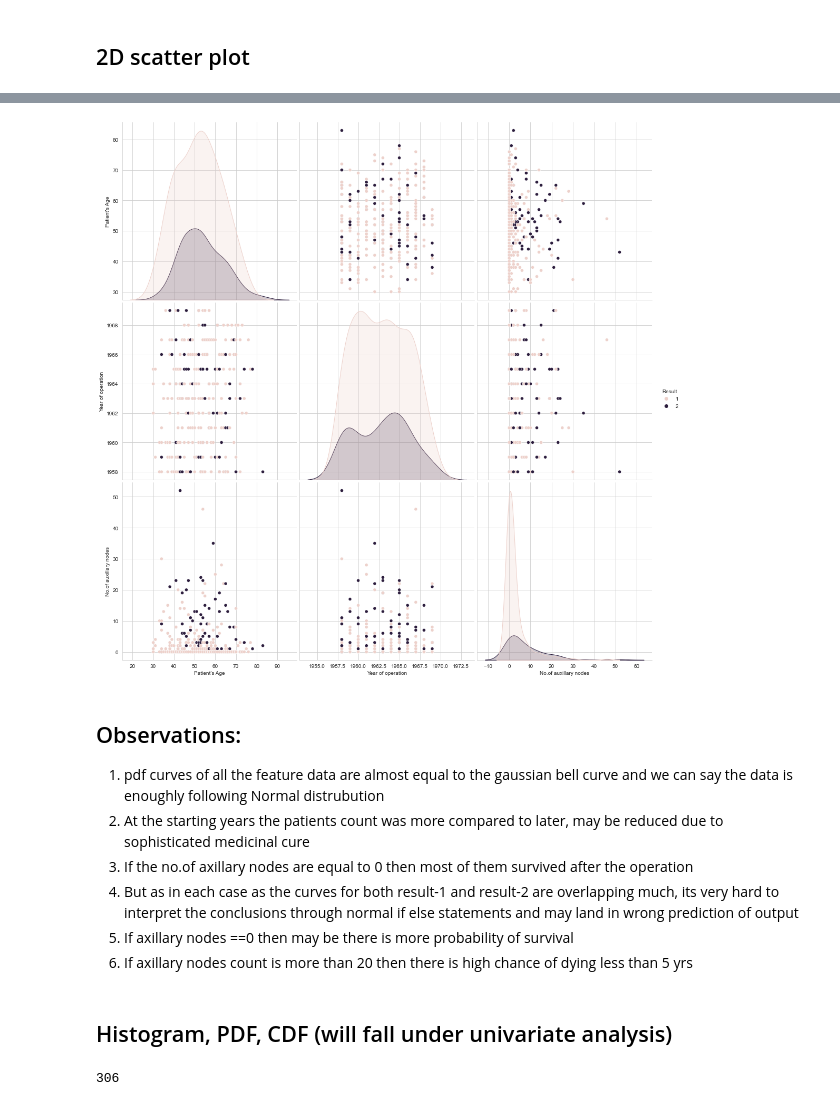
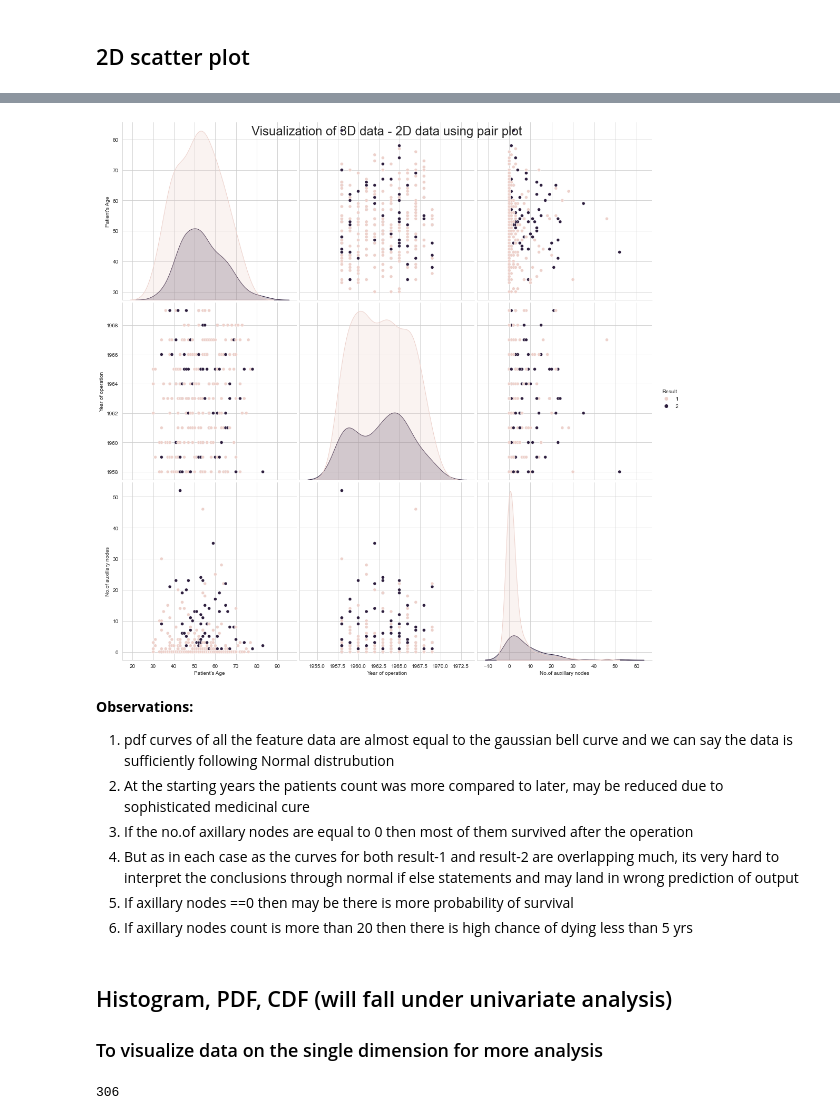
Before and after one commit to Chaitanya-Majety/Jupyter, a Jupyter notebook: Jupyter Notebooks/Data Analysis/haberman.ipynb, the cells around one changed output, grey strips where cells are left out. Cells and saved outputs as stored; diff of their text form; code cells hidden in the pictures.

```diff
--- a/Jupyter Notebooks/Data Analysis/haberman.ipynb
+++ b/Jupyter Notebooks/Data Analysis/haberman.ipynb
@@ -93,14 +110,13 @@ plt.show();
 # %%
-plt.close()
-sns.set_style("whitegrid")
-## no.of plots = 3c2 = 3!/2! = 3
-sns.pairplot(df,hue="Result",height = 5)
+sns.set_style("whitegrid") # no.of plots = 3c2 = 3!/2! = 3
+x = sns.pairplot(df,hue="Result",height = 5)
+x.fig.suptitle('Visualization of 3D data - 2D data using pair plot',fontsize=24)
 plt.show()
 # %% [output]
-[figure, old version]
+[figure, new version]
 # %% [markdown]
-## Observations:
-1. pdf curves of all the feature data are almost equal to the gaussian bell curve and we can say the data is enoughly following Normal distrubution
+**Observations:**
+1. pdf curves of all the feature data are almost equal to the gaussian bell curve and we can say the data is sufficiently following Normal distrubution
 2. At the starting years the patients count was more compared to later, may be reduced due to sophisticated medicinal cure
 3. If the no.of axillary nodes are equal to 0 then most of them survived after the operation
 4. But as in each case as the curves for both result-1 and result-2 are overlapping much, its very hard to interpret the conclusions through normal if else statements and may land in wrong prediction of output
@@ -108,6 +124,8 @@ plt.show()
 6. If axillary nodes count is more than 20 then there is high chance of dying less than 5 yrs
 # %% [markdown]
 ## Histogram, PDF, CDF (will fall under univariate analysis)
+
+### To visualize data on the single dimension for more analysis
 # %%
 df_survival_gr_5y = df[df["Result"] == 1]
 df_died_ls_5y = df[df["Result"] == 2]
```
Also changed, not shown: parts of 71 cells of this notebook.
